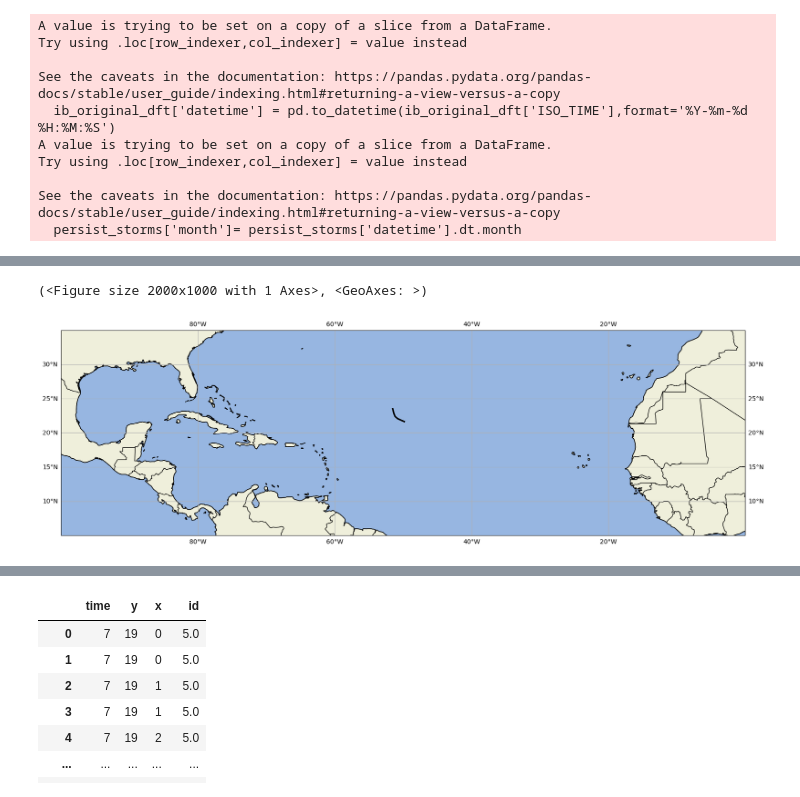
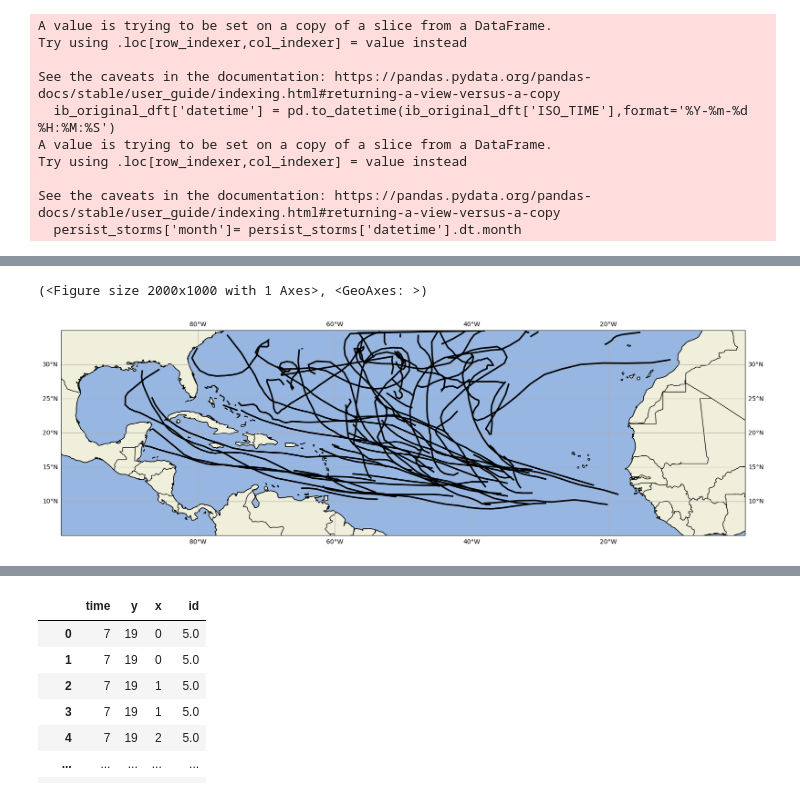
Before and after one commit to ProjectPythia/ml-hurricane-intensity, a Jupyter notebook: test_folder/preprocess_pilot.ipynb, the cells around one changed output, grey strips where cells are left out. Cells and saved outputs as stored; diff of their text form; code cells hidden in the pictures.

```diff
--- a/test_folder/preprocess_pilot.ipynb
+++ b/test_folder/preprocess_pilot.ipynb
@@ -28,7 +51,7 @@ input_dsets
 ## Read in IBTRACKS data
 # %%
 #Filepath for IBTRACKS
-ib_data = '~/ml-hurricane-intensity/test_folder/ibtracs.NA.list.v04r00.csv'
+ib_data = '/Users/nalex2023/main/ml-hurricane-intensity/test_folder/ibtracs.NA.list.v04r00.csv'
 # %%
 from global_land_mask import globe
 
@@ -158,35 +199,35 @@ def plot_tracks(filtered_ib):
 
     for event_num , event in events:
         #print(event_num)
-     if(event_num == 32.5):
+        #if(event_num == 8.0):
         #print(event_num)
         #roll_events = event.set_index('datetime')[['LON','LAT']].rolling(window=1).mean()
         lon = event['LON'].values
         lat = event['LAT'].values
 
         vertices = [(lo, la) for lo, la in zip(lon, lat)]
         codes = [Path.MOVETO]
         [codes.append(Path.LINETO) for index in range(0, len(event) - 1)]
 
         #print(vertices)
         #print(codes)
 
         path = Path(vertices, codes)
 
         #print(path)
 
         patch = patches.PathPatch(path, lw = 1, fc = 'none', path_effects = [patheffects.withStroke(linewidth=2.5, foreground="black")], zorder = 5)
 
         ax.add_patch(patch)
 
         #ax.plot(lon,lat,transform=ccrs.PlateCarree(),linewidth=1,color='black')
         ax.set_xlim(-100, 0)
         ax.set_ylim(5, 35)
     return fig,ax
 
 plot_tracks(ib_data_processed_6h)
 # %% [output]
 (<Figure size 2000x1000 with 1 Axes>, <GeoAxes: >)
-[figure, old version]
+[figure, new version]
 # %%
 ib_data_processed_6h
```
Also changed, not shown: parts of 35 cells of this notebook, 4 other files.
